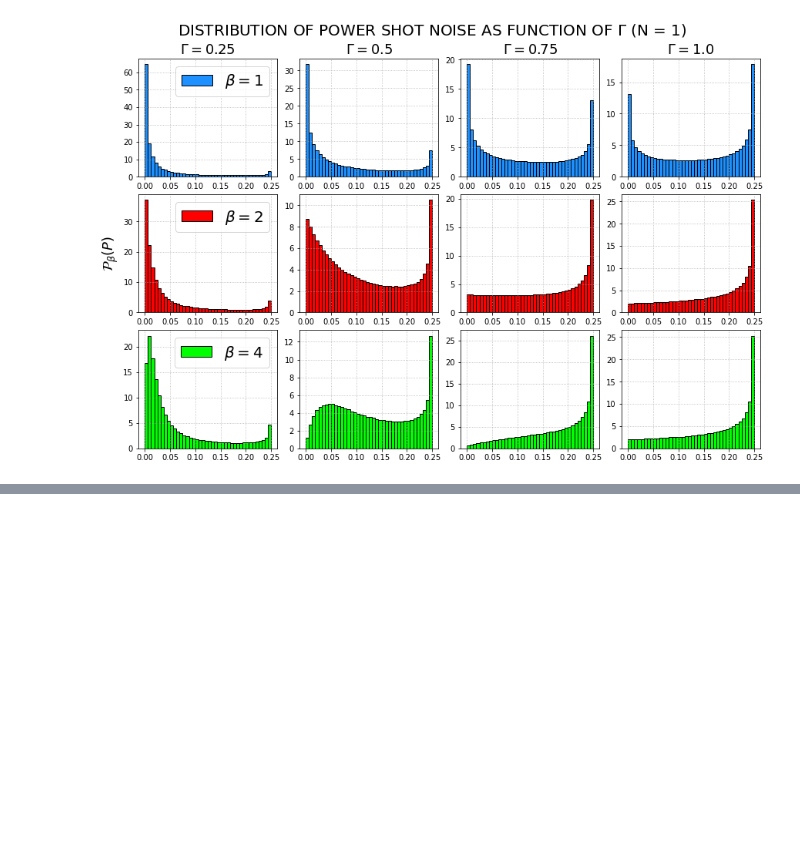
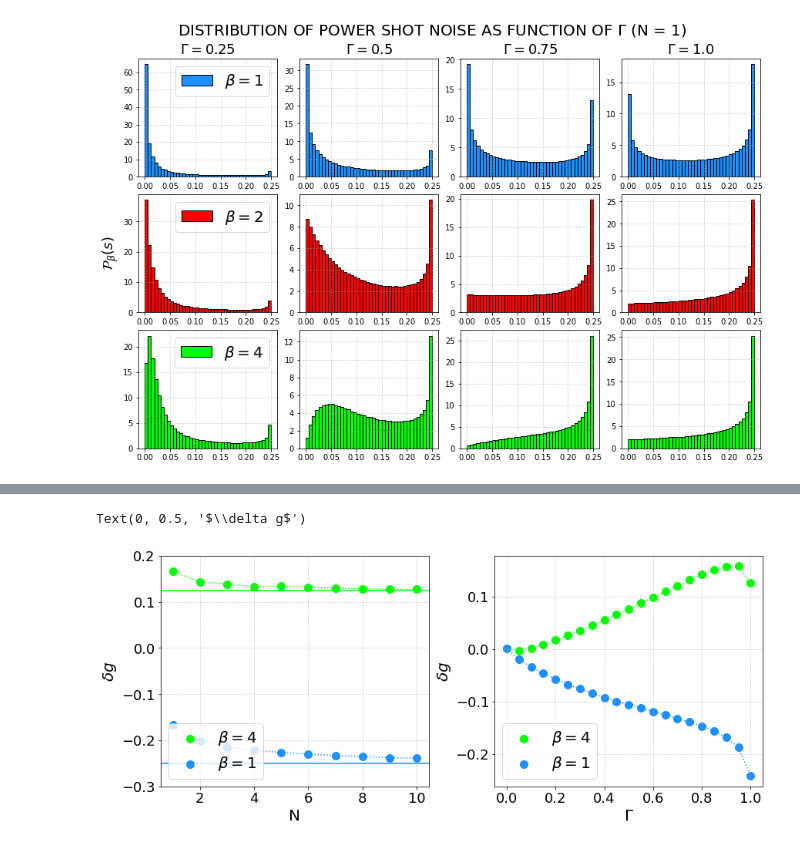
Before and after one commit to Rafffaelb/Schrodinger_Billiard, a Jupyter notebook: WignerDyson/Data_Analysis/Conductance_ShotNoise.ipynb, the cells around one changed output, grey strips where cells are left out. Cells and saved outputs as stored; diff of their text form; code cells hidden in the pictures; blank space fills up the shorter version.

```diff
--- a/WignerDyson/Data_Analysis/Conductance_ShotNoise.ipynb
+++ b/WignerDyson/Data_Analysis/Conductance_ShotNoise.ipynb
@@ -494,7 +570,7 @@ for i in range(0,2):
 
         if (i == 0) and (j == 0):
             axs[0,0].set_title('N = 1', fontsize = 20)
-            axs[0,0].set_ylabel(r'$<P>$', fontsize = 20)
+            axs[0,0].set_ylabel(r'$<s>$', fontsize = 20)
 
             variable_O = meanP_O_1; variable_U = meanP_U_1; variable_S = meanP_S_1
 
@@ -502,7 +578,7 @@ for i in range(0,2):
             if (i == 1) and (j == 0):
 
                 axs[1,0].set_title('N = 3', fontsize = 20)
-                axs[1,0].set_ylabel(r'$<P>$', fontsize = 20)
+                axs[1,0].set_ylabel(r'$<s>$', fontsize = 20)
 
                 variable_O = meanP_O_3; variable_U = meanP_U_3; variable_S = meanP_S_3
 
@@ -537,7 +613,7 @@ for i in range(0,2):
 
         if (i == 1 and j == 1):
             N = 10
-            Exact_plot, = axs[1,1].plot([i/20 for i in range(0,21)], [(N/8)*(i/20)*(2-(i/20)) for i in range(0,21)], label = 'Exact', color = 'black', linestyle = '-', linewidth = 1.5)
+            Exact_plot, = axs[1,1].plot([i/20 for i in range(0,21)], [(N/8)*(i/20)*(2-(i/20)) for i in range(0,21)], label = 'Exact', color = 'black', linestyle = '-', linewidth = 2)
 
         axs[i,j].grid(linestyle=':')
         first_legend = axs[0,0].legend([Numeric_scatter, Exact_plot], ["Numeric","Exact"], loc = "lower right", fontsize = 20)
@@ -658,14 +734,14 @@ varP_S_10 = np.var(P_S_Gamma_N10, axis = 0)
 # %%
 fig, axs = plt.subplots(2,2, figsize = (15,12), constrained_layout = True, facecolor = 'w')
 
-fig.suptitle(r'VARIANCE OF POWER SHOT NOISE AS FUNCTION OF $\Gamma$ FOR DIFFERENT VALUES OF N', fontsize = 20)
+fig.suptitle(r'VARIANCE OF SHOT NOISE POWER AS FUNCTION OF $\Gamma$ FOR DIFFERENT VALUES OF N', fontsize = 20)
 
 for i in range(0,2):
     for j in range(0,2):
 
         if (i == 0) and (j == 0):
             axs[0,0].set_title('N = 1', fontsize = 20)
-            axs[0,0].set_ylabel(r'$var(P)$', fontsize = 20)
+            axs[0,0].set_ylabel(r'$var(s)$', fontsize = 20)
             axs[0,0].set_ylim([0, 0.01])
 
             variable_O = varP_O_1; variable_U = varP_U_1; variable_S = varP_S_1
@@ -674,7 +750,7 @@ for i in range(0,2):
             if (i == 1) and (j == 0):
 
                 axs[1,0].set_title('N = 3', fontsize = 20)
-                axs[1,0].set_ylabel(r'$var(P)$', fontsize = 20)
+                axs[1,0].set_ylabel(r'$var(s)$', fontsize = 20)
                 axs[1,0].set_ylim([0, 0.014])
 
                 variable_O = varP_O_3; variable_U = varP_U_3; variable_S = varP_S_3
@@ -757,7 +833,7 @@ for j in range(0,4):
 
     axs[0,j].set_title(r'$\Gamma = $'+ str(gamma_value), fontsize = 18)
 
-    axs[1,0].set_ylabel(r'$\mathcal{P}_{\beta}(P)$', fontsize = 18)
+    axs[1,0].set_ylabel(r'$\mathcal{P}_{\beta}(s)$', fontsize = 18)
 
     for i in range(0,3):
         axs[i,0].legend(fontsize = 20)
@@ -833,0 +843,48 @@ for j in range(0,2):
+# %%
+Gamma_variable = [(i/20) for i in range(0,21)]
+meanG_U_10_new = [(1/2)*10*Gamma_variable[i]for i in range(0,21)]
+
+fig, axs = plt.subplots(1,2, figsize = (12,5), constrained_layout = True, facecolor = 'w')
+
+#fig.suptitle(r'QUANTUM INTERFERENCE CORRECTION OF CONDUCTANCE $G^{QIC}_{\beta}$ AS FUNCTION OF $\Gamma$', fontsize = 20)
+
+axs[0].plot([i for i in range(1,11)], (meanG_S - meanG_U), color = 'lime', linestyle = ':', alpha = 1)
+axs[0].plot([i for i in range(1,11)], (meanG_O - meanG_U), color = 'dodgerblue', linestyle = ':', alpha = 1)
+
+
+axs[0].scatter([i for i in range(1,11)], (meanG_S - meanG_U), label = r'$\beta = 4$' , s = 100, color = 'lime', alpha = 1)
+axs[0].scatter([i for i in range(1,11)], (meanG_O - meanG_U), label = r'$\beta = 1$', s = 100, color = 'dodgerblue', alpha = 1)
+
+axs[0].set_xlabel('N', fontsize = 20)
+axs[0].tick_params(axis = 'both', which = 'major', labelsize = 18)
+axs[0].set_ylabel(r'$\delta g$', fontsize = 20)
+axs[0].grid(linestyle=':')
+axs[0].legend(loc = "lower left", fontsize = 20)
+
+axs[0].axhline(y=(1/4)*(1-(2/1)), color='dodgerblue', linestyle='-')
+axs[0].axhline(y=(1/4)*(1-(2/4)), color='lime', linestyle='-')
+
+axs[0].set_ylim([-0.3, 0.2])
+
+axs[1].plot([i/20 for i in range(0,21)], (meanG_S_10 - meanG_U_10_new), color = 'lime', linestyle = ':', alpha = 1)
+axs[1].plot([i/20 for i in range(0,21)], (meanG_O_10 - meanG_U_10_new), color = 'dodgerblue', linestyle = ':', alpha = 1)
+
+axs[1].scatter([i/20 for i in range(0,21)], (meanG_S_10 - meanG_U_10_new), label = r'$\beta = 4$' , s = 100, color = 'lime', alpha = 1)
+axs[1].scatter([i/20 for i in range(0,21)], (meanG_O_10 - meanG_U_10_new), label = r'$\beta = 1$', s = 100, color = 'dodgerblue', alpha = 1)
+
+axs[1].set_xlabel(r'$\Gamma$', fontsize = 20)
+axs[1].tick_params(axis = 'both', which = 'major', labelsize = 18)
+axs[1].grid(linestyle=':')
+axs[1].legend(loc = "lower left", fontsize = 20)
+
+#axs.axhline(y=0, color='dodgerblue', linestyle='-')
+#axs.axhline(y=0, color='lime', linestyle='-')
+axs[1].set_ylabel(r'$\delta g$', fontsize = 20)
+
+#axs.set_ylim([-0.06, 0.05])
+
+#exact_line = Line2D([0], [0], color='black', label='Exact', linewidth = '3')
+#plt.legend(fontsize = 20)
+# %% [output]
+Text(0, 0.5, '$\\delta g$')
+[figure, added]
```
Also changed, not shown: parts of 8 cells of this notebook, 2 other files.
